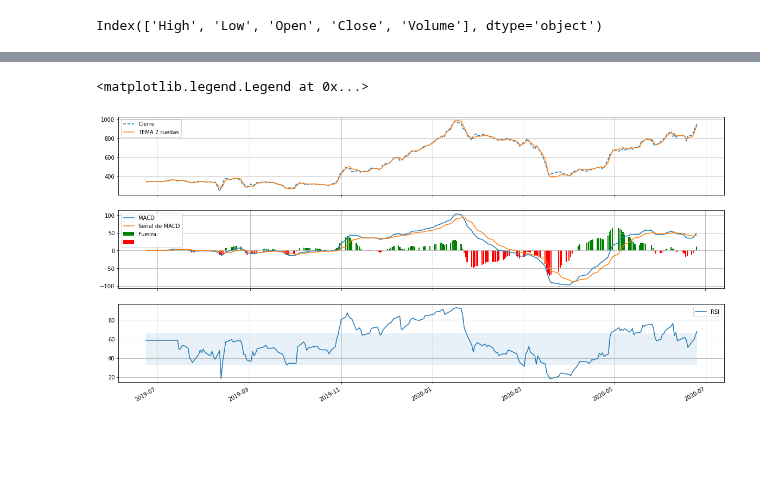
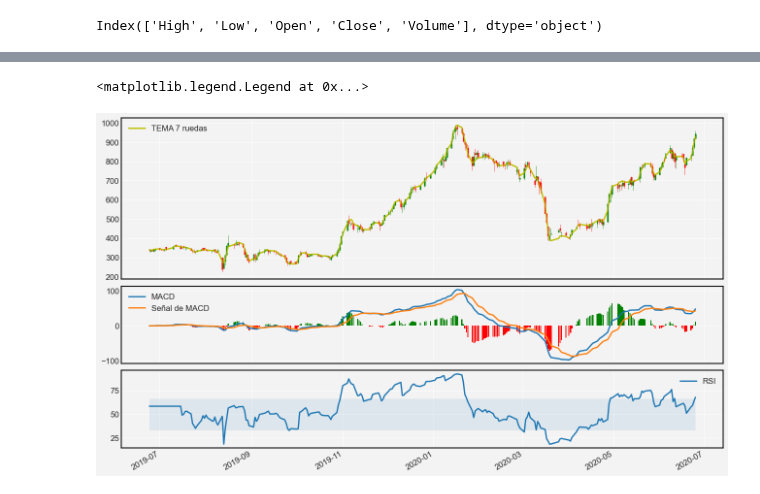
Before and after one commit to hcuervo/Jupiter-Notebook, a Jupyter notebook: Análisis Técnico Acciones (SMA, EMA, CMA, DEMA, TEMA, TRIMA, MACD, RSI).ipynb, the cells around one changed output, grey strips where cells are left out. Saved outputs shown, nothing was run; the diff lists cells and outputs as text; code cells hidden in the pictures; blank space fills up the shorter version.

```diff
--- a/Análisis Técnico Acciones (SMA, EMA, CMA, DEMA, TEMA, TRIMA, MACD, RSI).ipynb
+++ b/Análisis Técnico Acciones (SMA, EMA, CMA, DEMA, TEMA, TRIMA, MACD, RSI).ipynb
@@ -131,31 +107,41 @@ plt.legend()
 # %%
 # Preparar grilla de charts
-fig, axes = plt.subplots(3,1, figsize=(20, 10))
+fig = plt.figure(facecolor='#f3f3f3',figsize=(16,10))
+
+ax0 = plt.subplot2grid((8,3), (0,0), rowspan=4, colspan=3, facecolor='#f3f3f3')
+
+ax1 = plt.subplot2grid((8,3),(4,0), sharex=ax0, rowspan=2, colspan=3, facecolor='#f3f3f3')
+ax2 = plt.subplot2grid((8,3),(6,0), sharex=ax0, rowspan=2, colspan=3, facecolor='#f3f3f3')
 fig.autofmt_xdate()
 fig.set_label(ticket)
+fig.set_figsize=(20, 10)
 
 # Charts de valores
-axes[0].grid(True)
-axes[0].figsize=(20, 7)
-axes[0].plot(df.index,df['Close'],label='Cierre',
-         linestyle='dashed')
-axes[0].plot(df.index,df['TEMA_7'],label='TEMA 7 ruedas')
-axes[0].legend()
+ax0.grid(True)
+ax0.figsize=(20, 7)
+#ax0.plot(df.index,df['Close'],label='Cierre',linestyle='dashed')
+ax0.plot(df.index,df['TEMA_7'],label='TEMA 7 ruedas',color='y')
+
+ohlc = df.reset_index().loc[:, ['Date', 'Open', 'High', 'Low', 'Close','Volume']]
+ohlc['Date'] = pd.to_datetime(ohlc['Date'])
+ohlc['Date'] = ohlc['Date'].apply(mpl_dates.date2num)
+candlestick_ohlc(ax0, ohlc.values, width=0.6, colorup='green', colordown='red', alpha=0.8)
+
+ax0.legend()
 
 # Chart de MACD, MACD_signal, Fortaleza
-axes[1].grid(True)
-axes[1].figsize=(20, 2)
-axes[1].plot(df['MACD'],label='MACD')
-axes[1].plot(df['MACD_signal'],label='Señal de MACD')
-axes[1].bar(df.index,df['Strength'].gt(0)*df['Strength']*2,label='Fuerza',color='g')
-axes[1].bar(df.index,df['Strength'].lt(0)*df['Strength']*2,label=' ',color='r')
-axes[1].legend()
+ax1.grid(True)
+ax1.plot(df['MACD'],label='MACD')
+ax1.plot(df['MACD_signal'],label='Señal de MACD')
+ax1.bar(df.index,df['Strength'].gt(0)*df['Strength']*2,color='g')
+ax1.bar(df.index,df['Strength'].lt(0)*df['Strength']*2,color='r')
+ax1.legend()
 
 # Chart de RSI
-axes[2].grid(True)
-axes[2].plot(df['RSI'],label='RSI')
-axes[2].fill_between(df.index, 66, 33, alpha=0.1)
-axes[2].legend()
+ax2.grid(True)
+ax2.plot(df['RSI'],label='RSI')
+ax2.fill_between(df.index, 66, 33, alpha=0.1)
+ax2.legend()
 # %% [output]
 <matplotlib.legend.Legend at 0x...>
-[figure, old version]
+[figure, new version]
```
Also changed, not shown: parts of 3 cells of this notebook.
